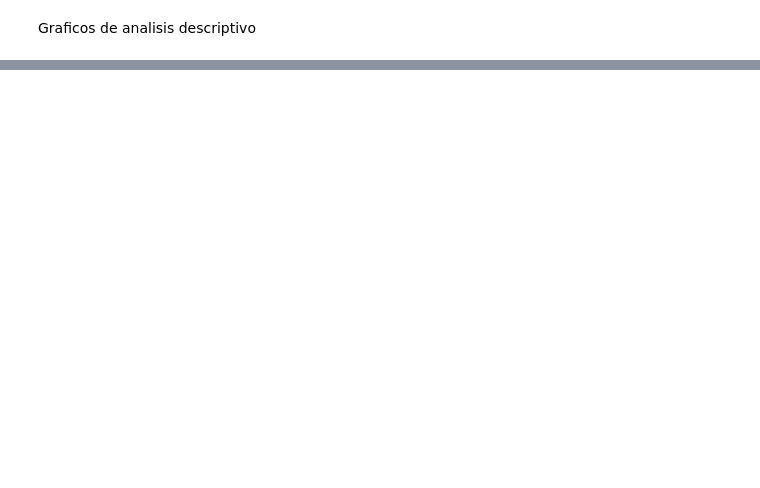
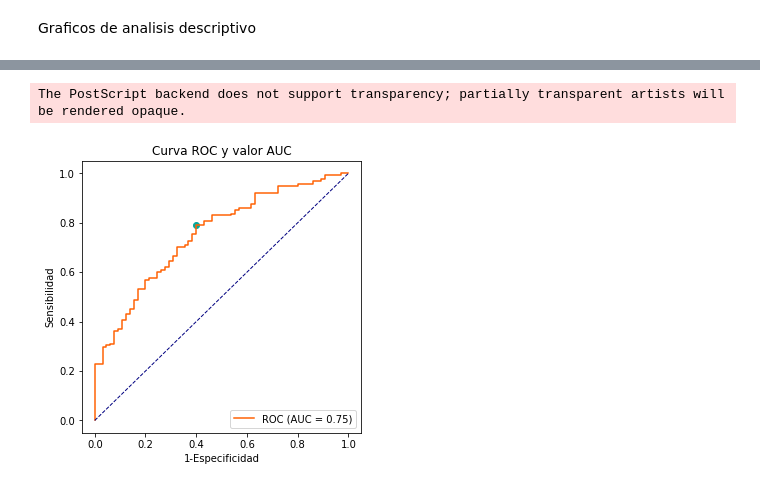
Before and after one commit to Afr063426/Proyecto_Est_Act_II, a Jupyter notebook: codigo.ipynb, the cells around one changed output, grey strips where cells are left out. Drawn from its saved outputs; the diff is of its cells as text; code cells hidden in the pictures; blank space fills up the shorter version.

```diff
--- a/codigo.ipynb
+++ b/codigo.ipynb
@@ -600,0 +677,23 @@ plt.savefig("ROClog.eps", format="eps")
+# %%
+#YOUDEN
+y_pred_new_threshold = (logreg.predict_proba(X_test)[:,1]>=0.6326725944408288).astype(int)
+tn, fp, fn, tp = confusion_matrix(Y_test_real,y_pred_new_threshold).ravel()
+tpr=tp/(tp+fn)
+fpr=tn/(tn+fp)
+
+
+fig, ax = plt.subplots(figsize=(5, 5))
+Probabilistico=RocCurveDisplay.from_estimator(logreg, X_test,
+Y_test_real, color= "#FF6103" , ax = ax, name = "ROC")
+
+
+plt.plot([0, 1], [0, 1], color="navy", lw=1, linestyle="--")
+
+plt.scatter(1-fpr, tpr, color ="#03A89E" )
+plt.xlabel("1-Especificidad")
+plt.ylabel("Sensibilidad")
+plt.title("Curva ROC y valor AUC")
+plt.savefig("ROCyAUCLR.eps", format="eps")
+# %% [output]
+The PostScript backend does not support transparency; partially transparent artists will be rendered opaque.
+[figure, added]
```
Also changed, not shown: parts of 23 cells of this notebook, 10 other files.
